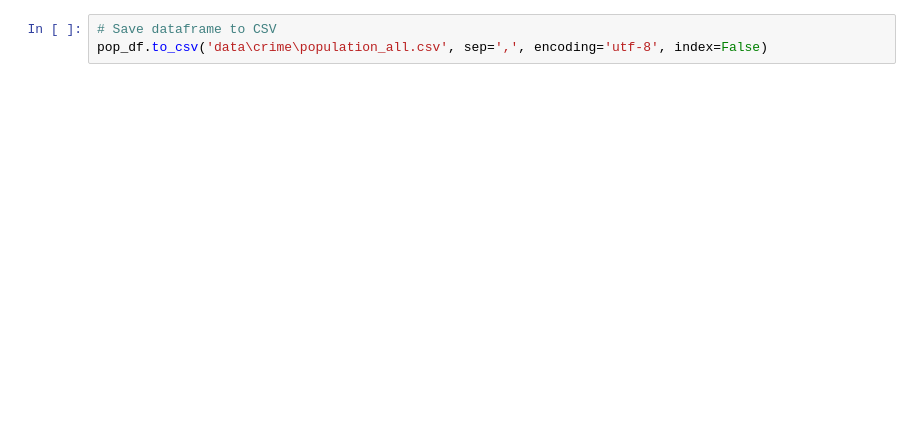
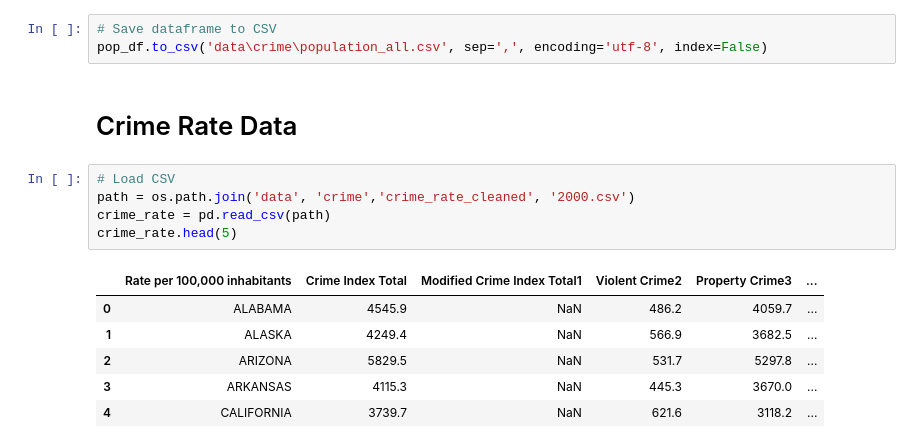
Before and after one commit to bkcno/teamawesome, a Jupyter notebook: crime_data_assembly.ipynb, the cells around one changed output. Saved outputs shown, nothing was run; the diff lists cells and outputs as text; blank space fills up the shorter version.

```diff
--- a/crime_data_assembly.ipynb
+++ b/crime_data_assembly.ipynb
@@ -270,3 +262,17 @@ dtype: object
 # %%
 # Save dataframe to CSV
 pop_df.to_csv('data\crime\population_all.csv', sep=',', encoding='utf-8', index=False)
+# %% [markdown]
+# Crime Rate Data
+# %%
+# Load CSV
+path = os.path.join('data', 'crime','crime_rate_cleaned', '2000.csv')
+crime_rate = pd.read_csv(path)
+crime_rate.head(5)
+# %% [output]
+|  | Rate per 100,000 inhabitants | Crime Index Total | Modified Crime Index Total1 | Violent Crime2 | Property Crime3 | ... |
+| 0 | ALABAMA | 4545.9 | NaN | 486.2 | 4059.7 | ... |
+| 1 | ALASKA | 4249.4 | NaN | 566.9 | 3682.5 | ... |
+| 2 | ARIZONA | 5829.5 | NaN | 531.7 | 5297.8 | ... |
+| 3 | ARKANSAS | 4115.3 | NaN | 445.3 | 3670.0 | ... |
+| 4 | CALIFORNIA | 3739.7 | NaN | 621.6 | 3118.2 | ... |
```
Also changed, not shown: parts of 15 cells of this notebook, 2 other files.
